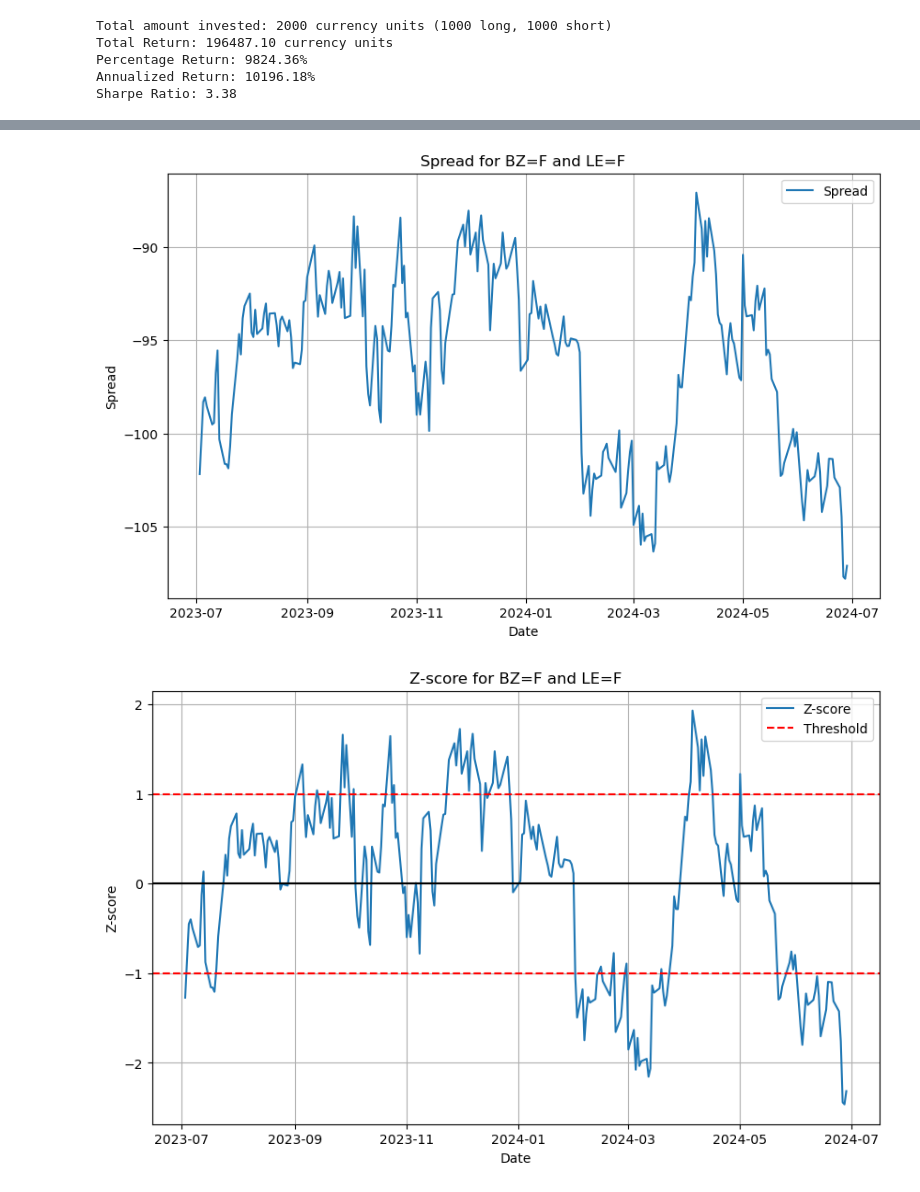
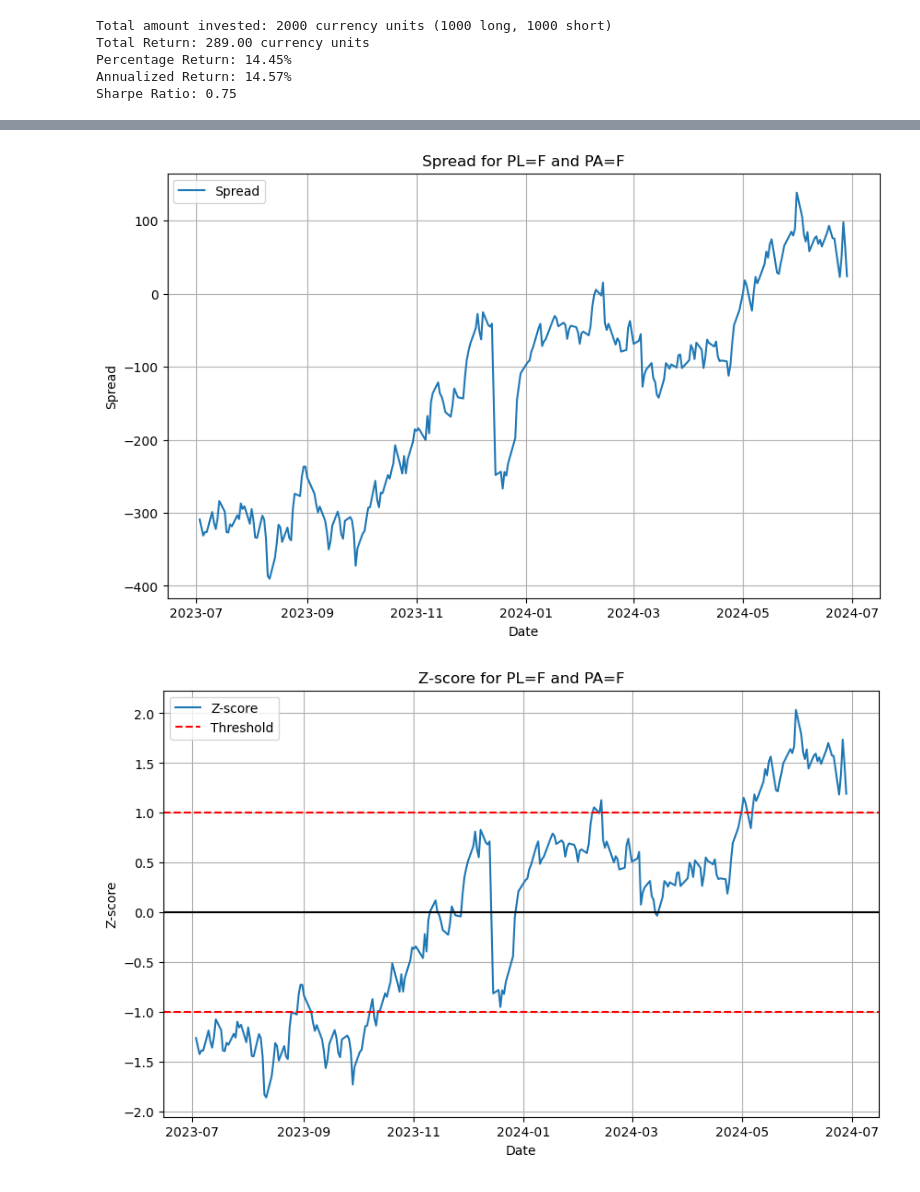
Before and after one commit to mburley127/PairsTrading, a Jupyter notebook: PairsTrading/PairsTrading_Test.ipynb, the cells around one changed output, grey strips where cells are left out. Drawn from its saved outputs; the diff is of its cells as text; code cells hidden in the pictures.

```diff
--- a/PairsTrading/PairsTrading_Test.ipynb
+++ b/PairsTrading/PairsTrading_Test.ipynb
@@ -28,12 +28,12 @@ def import_commod_data(tickers, start_date, end_date):
 
 ### Function Call to Load Commodities Data for the Date Range
 # Choose Commodities Pair
-commodities = ['BZ=F', 'LE=F'] #['PL=F', 'PA=F']
+commodities = ['PL=F', 'PA=F']
 start_date = '2023-07-01'
 end_date = '2024-07-01'
 # Download data
 data = import_commod_data(commodities, start_date, end_date)
-print(data.tail())
+print(data.head())
 # %% [output]
 [*********************100%%**********************]  1 of 1 completed
 [*********************100%%**********************]  1 of 1 completed
@@ -251,10 +251,10 @@ print(f"Annualized Return: {annualized_return:.2f}%")
 print(f"Sharpe Ratio: {sharpe_ratio:.2f}")
 # %% [output]
 Total amount invested: 2000 currency units (1000 long, 1000 short)
-Total Return: 196487.10 currency units
-Percentage Return: 9824.36%
-Annualized Return: 10196.18%
-Sharpe Ratio: 3.38
+Total Return: 289.00 currency units
+Percentage Return: 14.45%
+Annualized Return: 14.57%
+Sharpe Ratio: 0.75
 # %%
 ### Plot cumulative returns
 def plots(spread, cumulative_rets, z_score, commodities):
@@ -291,7 +291,5 @@ def plots(spread, cumulative_rets, z_score, commodities):
 
     return plt.show()
 
-# Example usage
-commodities = ['BZ=F', 'LE=F']
 plots(spread, cumulative_rets, z_score, commodities)
 # %% [output]
@@ -299,2 +297,2 @@ plots(spread, cumulative_rets, z_score, commodities)
-[figure, old version]
+[figure, new version]
-[figure, old version]
+[figure, new version]
```
Also changed, not shown: parts of 6 cells of this notebook, 4 other files.
